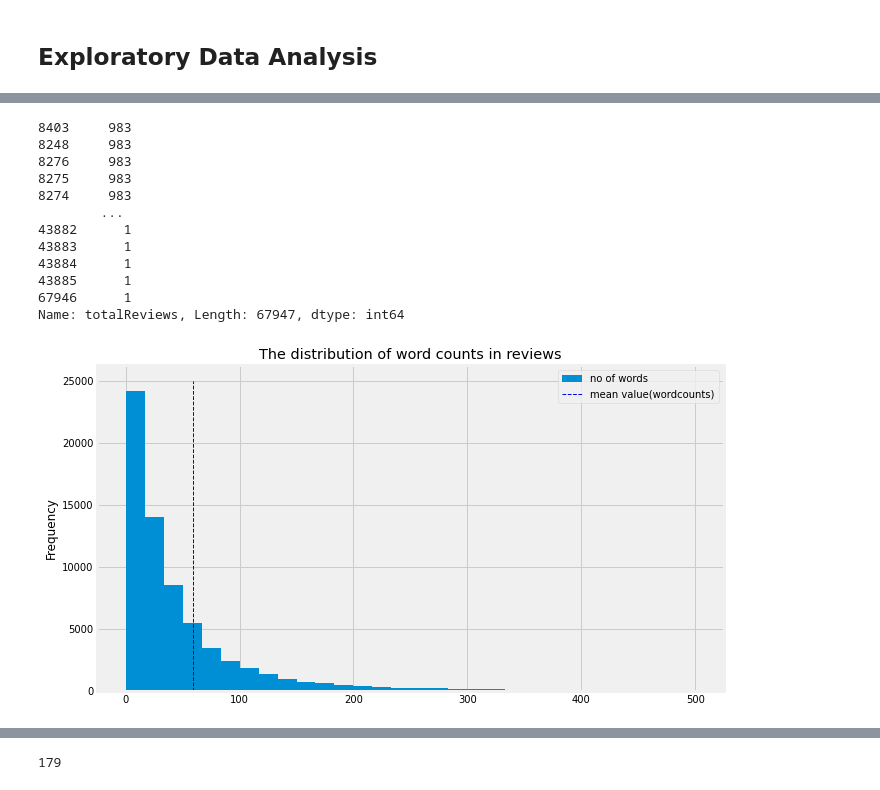
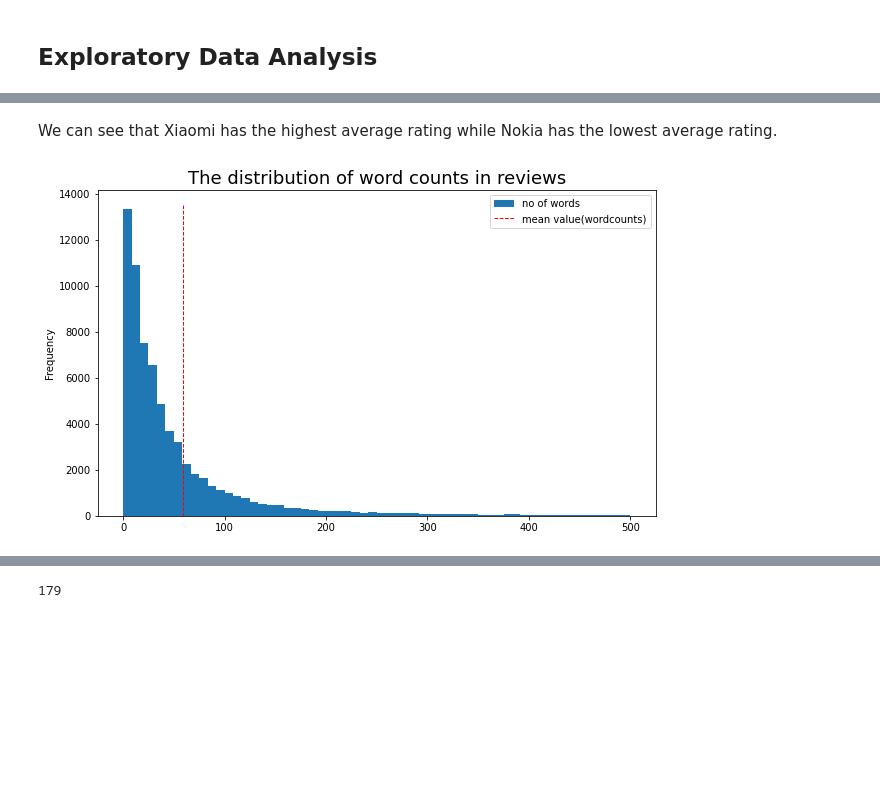
Before and after one commit to elisenerissa/datascienceportfolio, a Jupyter notebook: Capstone Project/notebooks/1_cellphones_reviews_data_cleaning_and_eda.ipynb, the cells around one changed output, grey strips where cells are left out. Drawn from its saved outputs; the diff is of its cells as text; code cells hidden in the pictures; blank space fills up the shorter version.

```diff
--- a/Capstone Project/notebooks/1_cellphones_reviews_data_cleaning_and_eda.ipynb
+++ b/Capstone Project/notebooks/1_cellphones_reviews_data_cleaning_and_eda.ipynb
@@ -37,7 +62,7 @@ import matplotlib.pyplot as plt
 import numpy as np
 import seaborn as sns
 
-plt.style.use('fivethirtyeight')
+plt.style.use('default')
 %matplotlib inline
 
 #pd.set_option('display.max_colwidth',None)
@@ -101,7 +126,7 @@ reviews.shape
 #merge the two dataframes
 new_reviews = pd.merge(reviews,items,on='asin',how='left')
 # %%
-#converting the date columns to the right datatype
-date_columns = pd.to_datetime(new_reviews['date'])
+#converting the date column to the right datatype
+new_reviews['date'] = pd.to_datetime(new_reviews['date'])
 # %% [markdown]
 ## Exploratory Data Analysis
@@ -219,18 +208,5 @@ Name: rating, dtype: float64
-# %%
-new_reviews['totalReviews'].sort_values(ascending=False)
-# %% [output]
-8403     983
-8248     983
-8276     983
-8275     983
-8274     983
-        ...
-43882      1
-43883      1
-43884      1
-43885      1
-67946      1
-Name: totalReviews, Length: 67947, dtype: int64
+# %% [markdown]
+We can see that Xiaomi has the highest average rating while Nokia has the lowest average rating.
 # %%
 def all_text(row):
     """ a function to merge the title and selftext of the posts"""
@@ -244,16 +221,18 @@ new_reviews['word_count'] = new_reviews['reviews'].apply(lambda x: len(str(x).sp
 # %%
 #Set figure size
 plt.figure(figsize=(10,6))
-new_reviews['word_count'].plot.hist(label='no of words',range=(0,500),bins=30)
+
+#plot the distribution of wordcount
+new_reviews['word_count'].plot.hist(label='no of words',range=(0,500),bins=60)
 
 
 #set the mean line
-plt.vlines(np.mean(new_reviews['word_count']), ymin = 0, ymax = 25000,
-           color='blue', label = 'mean value(wordcounts)',linestyle= '--', lw=1)
+plt.vlines(np.mean(new_reviews['word_count']), ymin = 0, ymax = 13500,
+           color='red', label = 'mean value(wordcounts)',linestyle= '--', lw=1)
 
 
-plt.title("The distribution of word counts in reviews")
+plt.title("The distribution of word counts in reviews",fontsize=18)
 plt.legend()
 plt.show()
 # %% [output]
-[figure, old version]
+[figure, new version]
```
Also changed, not shown: parts of 87 cells of this notebook, 12 other files.
